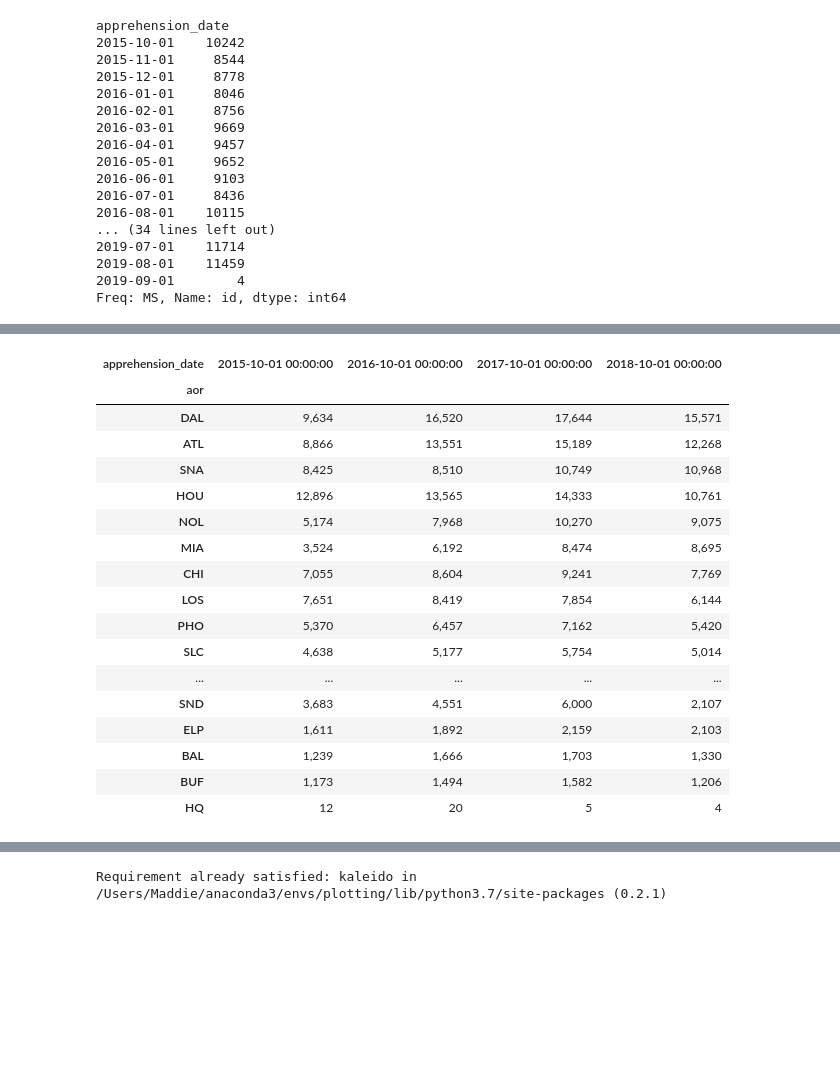
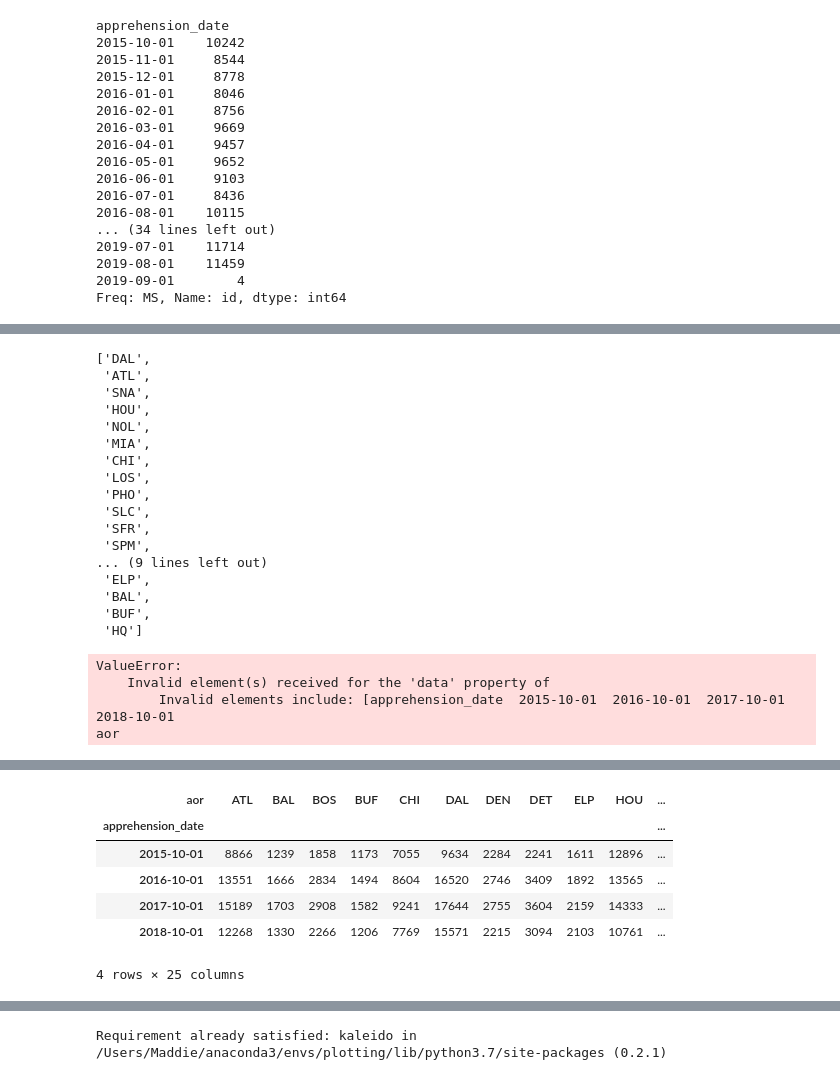
Before and after one commit to detentiondatadashboard/detention_data_dashboard, a Jupyter notebook: detention_data_dashboard/data_exploration/maddie_exploration.ipynb, the cells around one changed output, grey strips where cells are left out. Cells and saved outputs as stored; diff of their text form; code cells hidden in the pictures; blank space fills up the shorter version.

```diff
--- a/detention_data_dashboard/data_exploration/maddie_exploration.ipynb
+++ b/detention_data_dashboard/data_exploration/maddie_exploration.ipynb
@@ -93,3 +199,30 @@ import plotly.graph_objects as go
+# %%
+temo.index.transpose().values.tolist()
+# %% [output]
+['DAL',
+ 'ATL',
+ 'SNA',
+ 'HOU',
+ 'NOL',
+ 'MIA',
+ 'CHI',
+ 'LOS',
+ 'PHO',
+ 'SLC',
+ 'SFR',
+ 'SPM',
+... (9 lines left out)
+ 'ELP',
+ 'BAL',
+ 'BUF',
+ 'HQ']
+# %%
+fig = go.Figure(data=[temo])
+# %% [output]
+ValueError:
+    Invalid element(s) received for the 'data' property of
+        Invalid elements include: [apprehension_date  2015-10-01  2016-10-01  2017-10-01  2018-10-01
+aor
 # %%
 fig = go.Figure(data=[go.Table(header=dict(values=['A Scores', 'B Scores']),
                  cells=dict(values=[[100, 90, 80, 90], [95, 85, 75, 95]]))
@@ -100,24 +233,15 @@ fig.show()
 # %%
 
 # create transposed table of arrests over time in each AOR
-arrests_by_fy.T.sort_values(
+temp = arrests_by_fy.T.sort_values(
     by=["2018-10-01 00:00:00"], ascending=False).style.format("{:,.0f}")
-# %% [output]
-| apprehension_date | 2015-10-01 00:00:00 | 2016-10-01 00:00:00 | 2017-10-01 00:00:00 | 2018-10-01 00:00:00 |
-| aor |  |  |  |  |
-| DAL | 9,634 | 16,520 | 17,644 | 15,571 |
-| ATL | 8,866 | 13,551 | 15,189 | 12,268 |
-| SNA | 8,425 | 8,510 | 10,749 | 10,968 |
-| HOU | 12,896 | 13,565 | 14,333 | 10,761 |
-| NOL | 5,174 | 7,968 | 10,270 | 9,075 |
-| MIA | 3,524 | 6,192 | 8,474 | 8,695 |
-| CHI | 7,055 | 8,604 | 9,241 | 7,769 |
-| LOS | 7,651 | 8,419 | 7,854 | 6,144 |
-| PHO | 5,370 | 6,457 | 7,162 | 5,420 |
-| SLC | 4,638 | 5,177 | 5,754 | 5,014 |
-| ... | ... | ... | ... | ... |
-| SND | 3,683 | 4,551 | 6,000 | 2,107 |
-| ELP | 1,611 | 1,892 | 2,159 | 2,103 |
-| BAL | 1,239 | 1,666 | 1,703 | 1,330 |
-| BUF | 1,173 | 1,494 | 1,582 | 1,206 |
-| HQ | 12 | 20 | 5 | 4 |
+# %%
+arrests_by_fy
+# %% [output]
+| aor | ATL | BAL | BOS | BUF | CHI | DAL | DEN | DET | ELP | HOU | ... |
+| apprehension_date |  |  |  |  |  |  |  |  |  |  | ... |
+| 2015-10-01 | 8866 | 1239 | 1858 | 1173 | 7055 | 9634 | 2284 | 2241 | 1611 | 12896 | ... |
+| 2016-10-01 | 13551 | 1666 | 2834 | 1494 | 8604 | 16520 | 2746 | 3409 | 1892 | 13565 | ... |
+| 2017-10-01 | 15189 | 1703 | 2908 | 1582 | 9241 | 17644 | 2755 | 3604 | 2159 | 14333 | ... |
+| 2018-10-01 | 12268 | 1330 | 2266 | 1206 | 7769 | 15571 | 2215 | 3094 | 2103 | 10761 | ... |
+4 rows × 25 columns
```
Also changed, not shown: parts of 14 cells of this notebook, 2 other files.
